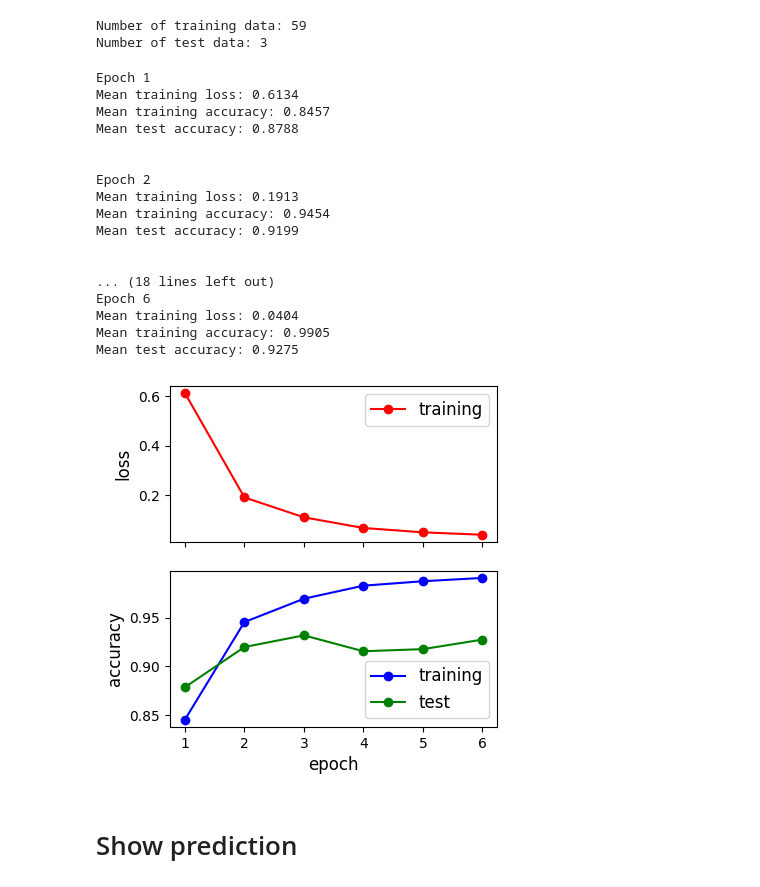
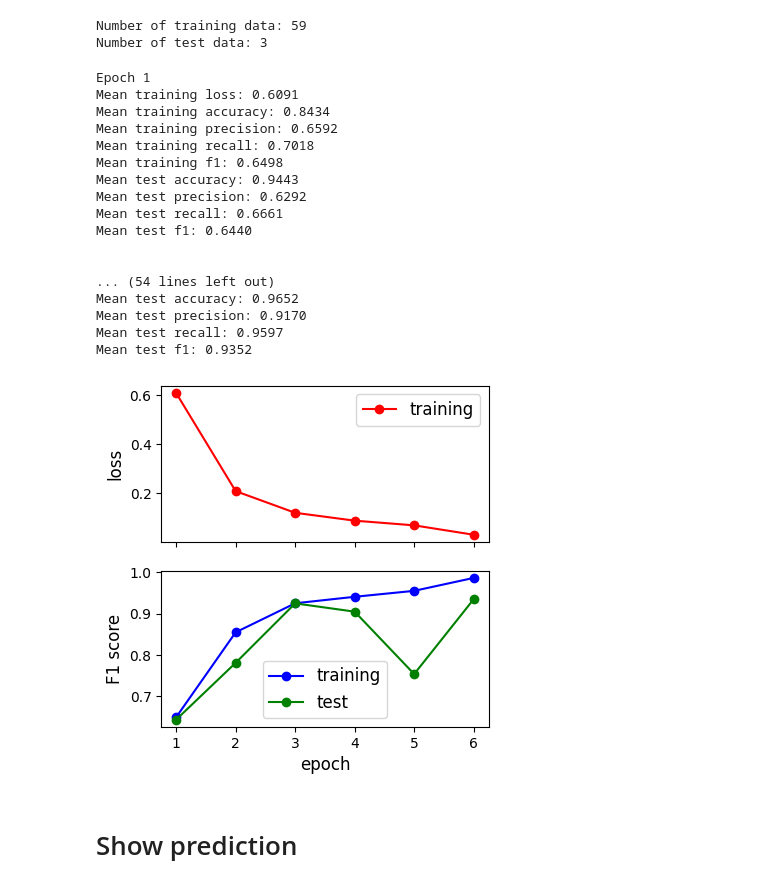
Before and after one commit to BOWENmeZHENG/Bert-NER, a Jupyter notebook: train_ner_MLIP.ipynb, the cells around one changed output. Drawn from its saved outputs; the diff is of its cells as text; code cells hidden in the pictures.

Commit message:
precision, recall, f1

```diff
--- a/train_ner_MLIP.ipynb
+++ b/train_ner_MLIP.ipynb
@@ -57,27 +53,27 @@ print(f'Number of test data: {N_TEST}')
 Number of training data: 59
 Number of test data: 3
 # %%
-model, train_losses, train_accuracies, test_accuracies, pred_classes, true_classes, pred_all, true_all, data_list = train(model, tokenizerBERT,
+model, train_losses, train_accuracies, precision_test, recall_test, f1_test, test_accuracies, pred_classes, true_classes, pred_all, true_all, data_list = train(model, tokenizerBERT,
    'train_test_data/data_train.json', 'train_test_data/data_test.json', CLASSES, N_DATA, BATCH_SIZE, SEED, MAX_LENGTH, CLASS_WEIGHTS, LEARNING_RATE, N_EPOCHS, plot=True, save_model=True)
 # %% [output]
 Epoch 1
-Mean training loss: 0.6134
-Mean training accuracy: 0.8457
-Mean test accuracy: 0.8788
+Mean training loss: 0.6091
+Mean training accuracy: 0.8434
+Mean training precision: 0.6592
+Mean training recall: 0.7018
+Mean training f1: 0.6498
+Mean test accuracy: 0.9443
+Mean test precision: 0.6292
+Mean test recall: 0.6661
+Mean test f1: 0.6440
 
 
-Epoch 2
-Mean training loss: 0.1913
-Mean training accuracy: 0.9454
-Mean test accuracy: 0.9199
-
-
-... (18 lines left out)
-Epoch 6
-Mean training loss: 0.0404
-Mean training accuracy: 0.9905
-Mean test accuracy: 0.9275
+... (54 lines left out)
+Mean test accuracy: 0.9652
+Mean test precision: 0.9170
+Mean test recall: 0.9597
+Mean test f1: 0.9352
-[figure, old version]
+[figure, new version]
 # %% [markdown]
 # Show prediction
 # %%
```
Also changed, not shown: parts of 4 cells of this notebook, 4 other files.
